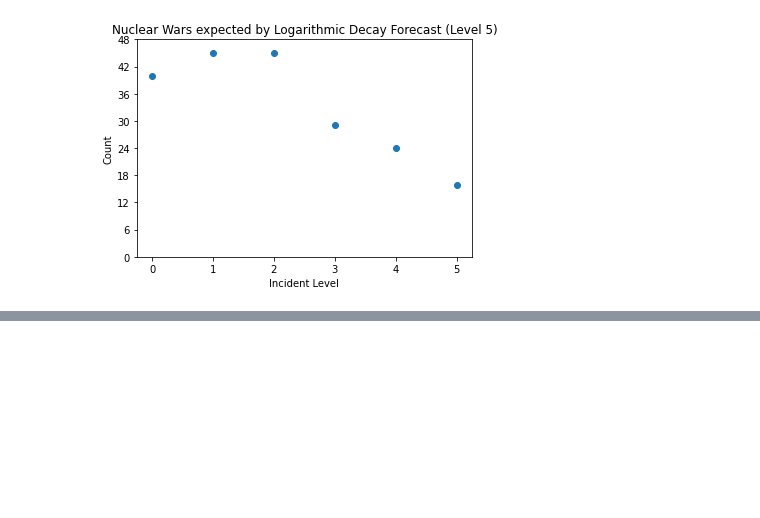
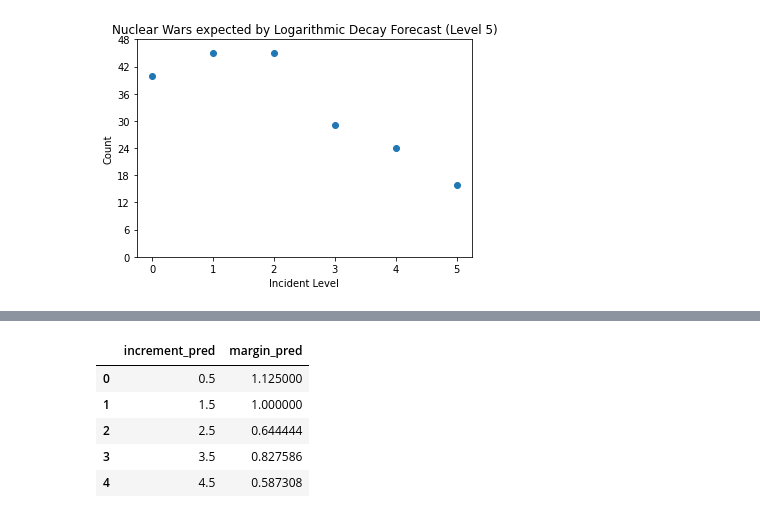
Before and after one commit to ddodds42/cwmd_data_project, a Jupyter notebook: Probability_of_war/Near_Miss_classification_counts.ipynb, the cells around one changed output, grey strips where cells are left out. Cells and saved outputs as stored; diff of their text form; code cells hidden in the pictures; blank space fills up the shorter version.

```diff
--- a/Probability_of_war/Near_Miss_classification_counts.ipynb
+++ b/Probability_of_war/Near_Miss_classification_counts.ipynb
@@ -222,0 +248,2 @@ plt.show()
+# %%
+model_m = LinearRegression()
@@ -222,0 +283,10 @@ plt.show()
+# %%
+df_mult_decay_pred = pd.DataFrame(data=df_mult_decay_pred_dict)
+df_mult_decay_pred
+# %% [output]
+|  | increment_pred | margin_pred |
+| 0 | 0.5 | 1.125000 |
+| 1 | 1.5 | 1.000000 |
+| 2 | 2.5 | 0.644444 |
+| 3 | 3.5 | 0.827586 |
+| 4 | 4.5 | 0.587308 |
```
Also changed, not shown: parts of 12 cells of this notebook, 1 other file.
